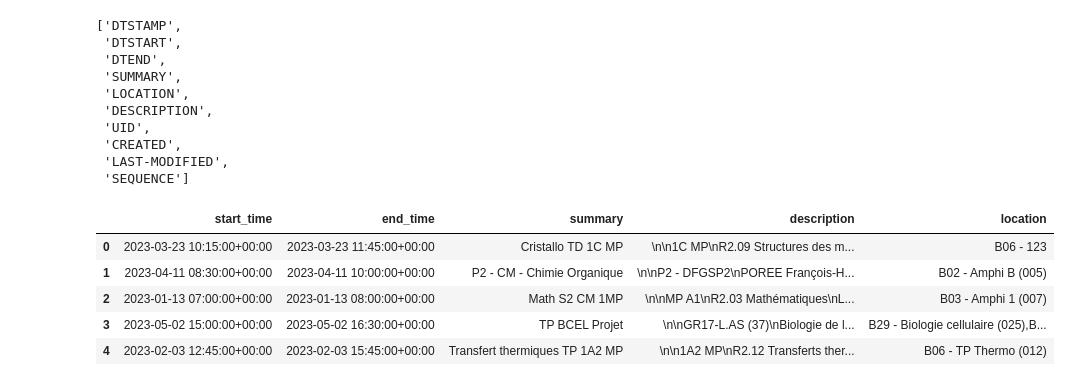
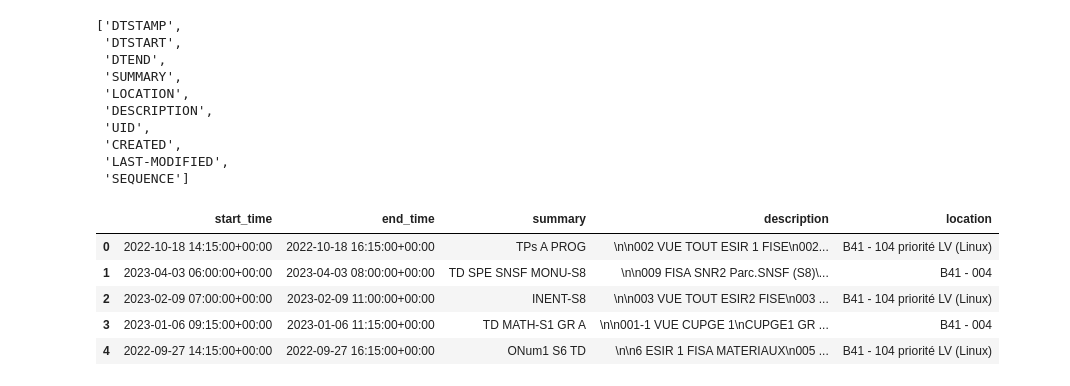
Before and after one commit to CodyAdam/data-engineering, a Jupyter notebook: Project/main.ipynb, the cells around one changed output. Drawn from its saved outputs; the diff is of its cells as text; code cells hidden in the pictures.

```diff
--- a/Project/main.ipynb
+++ b/Project/main.ipynb
@@ -18,9 +18,24 @@ Possible Features :
 import pandas as pd
 import icalendar
 import matplotlib.pyplot as plt
+# %%
+data_file = 'data/esir_2022-2023.ics'
+data_name = 'ESIR (2022-2023)'
+
+
+# data_file = 'data/beaulieu_2022-2023.ics'
+# data_name = 'UR1 Beaulieu (2022-2023)'
+
+
+# data_file = 'data/beaulieu_S1_2022-2023.ics'
+# data_name = 'UR1 Beaulieu S1 (2022-2023)'
+
+
+# data_file = 'data/beaulieu_S2_2022-2023.ics'
+# data_name = 'UR1 Beaulieu S2 (2022-2023)'
 # %%
 # Read the iCalendar file
-with open('data/ADECal.ics', 'rb') as f:
+with open(data_file, 'rb') as f:
     cal_data = f.read()
 
 # Parse the iCalendar object (Very time consuming)
@@ -58,13 +73,13 @@ def parse_event(event):
 data = [parse_event(event) for event in events]
 
 # Create a DataFrame
-df = pd.DataFrame(data)
+raw_df = pd.DataFrame(data)
 # %%
-df.head()
+raw_df.head()
 # %% [output]
 |  | start_time | end_time | summary | description | location |
-| 0 | 2023-03-23 10:15:00+00:00 | 2023-03-23 11:45:00+00:00 | Cristallo TD 1C MP | \n\n1C MP\nR2.09 Structures des m... | B06 - 123 |
-| 1 | 2023-04-11 08:30:00+00:00 | 2023-04-11 10:00:00+00:00 | P2 - CM - Chimie Organique | \n\nP2 - DFGSP2\nPOREE François-H... | B02 - Amphi B (005) |
-| 2 | 2023-01-13 07:00:00+00:00 | 2023-01-13 08:00:00+00:00 | Math S2 CM 1MP | \n\nMP A1\nR2.03 Mathématiques\nL... | B03 - Amphi 1 (007) |
-| 3 | 2023-05-02 15:00:00+00:00 | 2023-05-02 16:30:00+00:00 | TP BCEL Projet | \n\nGR17-L.AS (37)\nBiologie de l... | B29 - Biologie cellulaire (025),B... |
-| 4 | 2023-02-03 12:45:00+00:00 | 2023-02-03 15:45:00+00:00 | Transfert thermiques TP 1A2 MP | \n\n1A2 MP\nR2.12 Transferts ther... | B06 - TP Thermo (012) |
+| 0 | 2022-10-18 14:15:00+00:00 | 2022-10-18 16:15:00+00:00 | TPs A PROG | \n\n002 VUE TOUT ESIR 1 FISE\n002... | B41 - 104 priorité LV (Linux) |
+| 1 | 2023-04-03 06:00:00+00:00 | 2023-04-03 08:00:00+00:00 | TD SPE SNSF MONU-S8 | \n\n009 FISA SNR2 Parc.SNSF (S8)\... | B41 - 004 |
+| 2 | 2023-02-09 07:00:00+00:00 | 2023-02-09 11:00:00+00:00 | INENT-S8 | \n\n003 VUE TOUT ESIR2 FISE\n003 ... | B41 - 104 priorité LV (Linux) |
+| 3 | 2023-01-06 09:15:00+00:00 | 2023-01-06 11:15:00+00:00 | TD MATH-S1 GR A | \n\n001-1 VUE CUPGE 1\nCUPGE1 GR ... | B41 - 004 |
+| 4 | 2022-09-27 14:15:00+00:00 | 2022-09-27 16:15:00+00:00 | ONum1 S6 TD | \n\n6 ESIR 1 FISA MATERIAUX\n005 ... | B41 - 104 priorité LV (Linux) |
```
Also changed, not shown: parts of 13 cells of this notebook, 5 other files.
